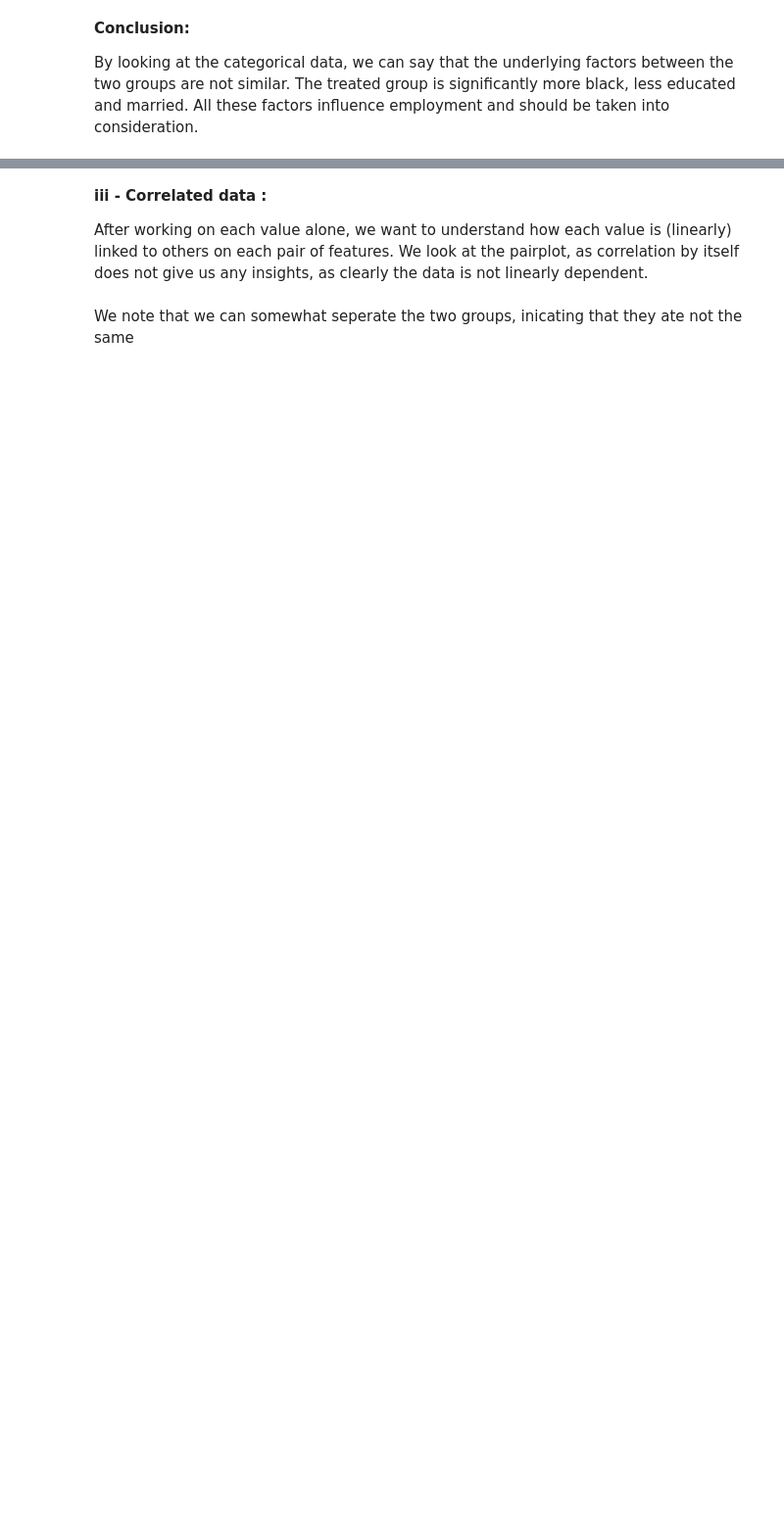
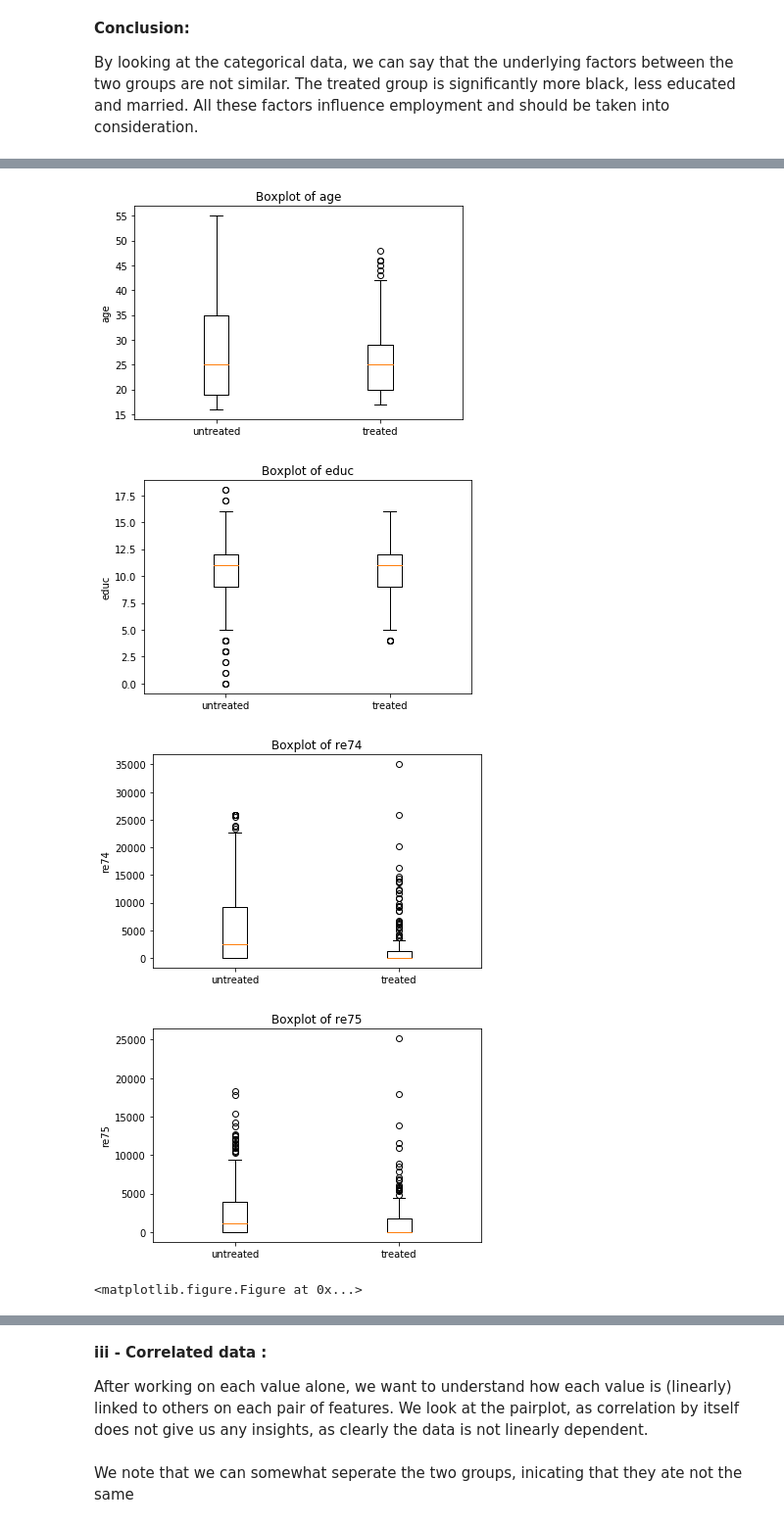
Before and after one commit to mtaziz/ada, a Jupyter notebook: HW4/Homework 4.ipynb, the cells around one changed output, grey strips where cells are left out. Shown at 98% size. Drawn from its saved outputs; the diff is of its cells as text; code cells hidden in the pictures; blank space fills up the shorter version.

```diff
--- a/HW4/Homework 4.ipynb
+++ b/HW4/Homework 4.ipynb
@@ -33,12 +40,12 @@ We assume that a naive researcher unfamiliar with observational studies would tr
 We can easily imagine that the first thing he would do is split the salary (_['re78']_) data into 2 sets: treated and untreated.
 # %%
 #masks to be used alot later
-treated = lalonde_df.treat == 1
-untreated = lalonde_df.treat == 0
+treated = (lambda x: x.treat == 1)
+untreated = (lambda x: x.treat == 0)
 
 #apply masks to get treated and untreated
-treated_salary = lalonde_df[treated]['re78']
-untreated_salary = lalonde_df[untreated]['re78']
+treated_salary = lalonde_df[treated(lalonde_df)]['re78']
+untreated_salary = lalonde_df[untreated(lalonde_df)]['re78']
 # %% [markdown]
 **i - Visualizing the data:**
 
@@ -95,10 +106,0 @@ We start our analysis by visualizing the data to see if the two groups have diff
-# %%
-#defining list of non binary variables
-intervals = ['age', 'educ', 're74', 're75']
-
-#for each column draw a Boxplot
-for col in intervals:
-    plt.title("Boxplot of " + col)
-    plt.boxplot([lalonde_df[untreated][col], lalonde_df[treated][col]], labels=['untreated', 'treated'])
-    plt.ylabel(col)
-    plt.figure()
@@ -230,0 +295,17 @@ The treated group is significantly more black, less educated and married. All th
+# %%
+#defining list of non binary variables
+intervals = ['age', 'educ', 're74', 're75']
+
+#for each column draw a Boxplot
+for col in intervals:
+    plt.title("Boxplot of " + col)
+    plt.boxplot([lalonde_df[untreated(lalonde_df)][col], lalonde_df[treated(lalonde_df)][col]],
+                labels=['untreated', 'treated'])
+    plt.ylabel(col)
+    plt.figure()
+# %% [output]
+[figure, added]
+[figure, added]
+[figure, added]
+[figure, added]
+<matplotlib.figure.Figure at 0x...>
```
Also changed, not shown: parts of 54 cells of this notebook.
